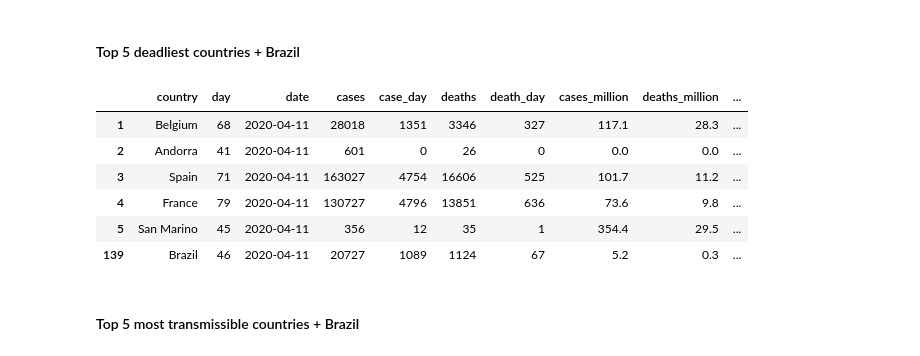
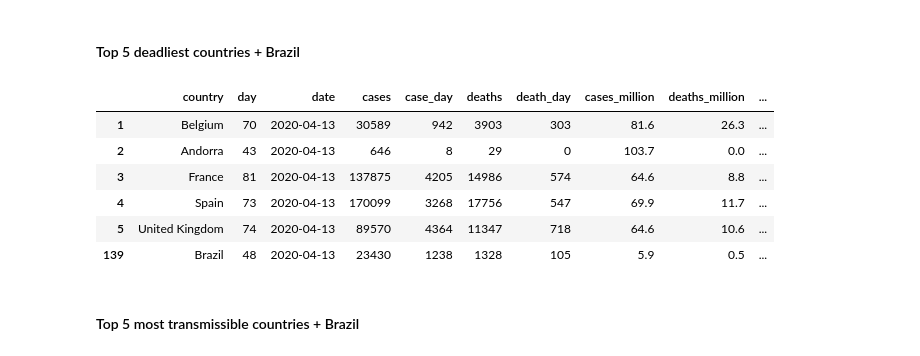
Before and after one commit to rafaelcastellar/coronavirus, a Jupyter notebook: notebooks/analysis.ipynb, the cells around one changed output. Drawn from its saved outputs; the diff is of its cells as text; code cells hidden in the pictures.

Commit message:
2020-04-13 + Belgium + adjust

```diff
--- a/notebooks/analysis.ipynb
+++ b/notebooks/analysis.ipynb
@@ -51,20 +51,20 @@ array(['Afghanistan', 'Albania', 'Algeria', 'Andorra', 'Angola',
 #### Top 5 deadliest countries + Brazil
 # %%
 cols = ['country','day','date','cases','case_day','deaths','death_day', 'cases_million',  'deaths_million', 'avg7_cases_million', 'avg7_deaths_million', 'avg7_recoveries_million']
-df_top_deaths = df[df['date']==yesterday].sort_values('avg7_deaths_million', ascending = False)
+df_top_deaths = df[df['date']==today].sort_values('avg7_deaths_million', ascending = False)
 
 df_top_deaths.reset_index(0, inplace=True)
 df_top_deaths.index = df_top_deaths.index + 1
 df_top_deaths = df_top_deaths[cols].head(5).append(df_top_deaths[df_top_deaths['country']=='Brazil'][cols])
 df_top_deaths
 # %% [output]
 |  | country | day | date | cases | case_day | deaths | death_day | cases_million | deaths_million | ... |
-| 1 | Belgium | 68 | 2020-04-11 | 28018 | 1351 | 3346 | 327 | 117.1 | 28.3 | ... |
-| 2 | Andorra | 41 | 2020-04-11 | 601 | 0 | 26 | 0 | 0.0 | 0.0 | ... |
-| 3 | Spain | 71 | 2020-04-11 | 163027 | 4754 | 16606 | 525 | 101.7 | 11.2 | ... |
-| 4 | France | 79 | 2020-04-11 | 130727 | 4796 | 13851 | 636 | 73.6 | 9.8 | ... |
-| 5 | San Marino | 45 | 2020-04-11 | 356 | 12 | 35 | 1 | 354.4 | 29.5 | ... |
-| 139 | Brazil | 46 | 2020-04-11 | 20727 | 1089 | 1124 | 67 | 5.2 | 0.3 | ... |
+| 1 | Belgium | 70 | 2020-04-13 | 30589 | 942 | 3903 | 303 | 81.6 | 26.3 | ... |
+| 2 | Andorra | 43 | 2020-04-13 | 646 | 8 | 29 | 0 | 103.7 | 0.0 | ... |
+| 3 | France | 81 | 2020-04-13 | 137875 | 4205 | 14986 | 574 | 64.6 | 8.8 | ... |
+| 4 | Spain | 73 | 2020-04-13 | 170099 | 3268 | 17756 | 547 | 69.9 | 11.7 | ... |
+| 5 | United Kingdom | 74 | 2020-04-13 | 89570 | 4364 | 11347 | 718 | 64.6 | 10.6 | ... |
+| 139 | Brazil | 48 | 2020-04-13 | 23430 | 1238 | 1328 | 105 | 5.9 | 0.5 | ... |
 # %% [markdown]
 #### Top 5 most transmissible countries + Brazil
 # %%
```
Also changed, not shown: parts of 7 cells of this notebook, 4 other files.
